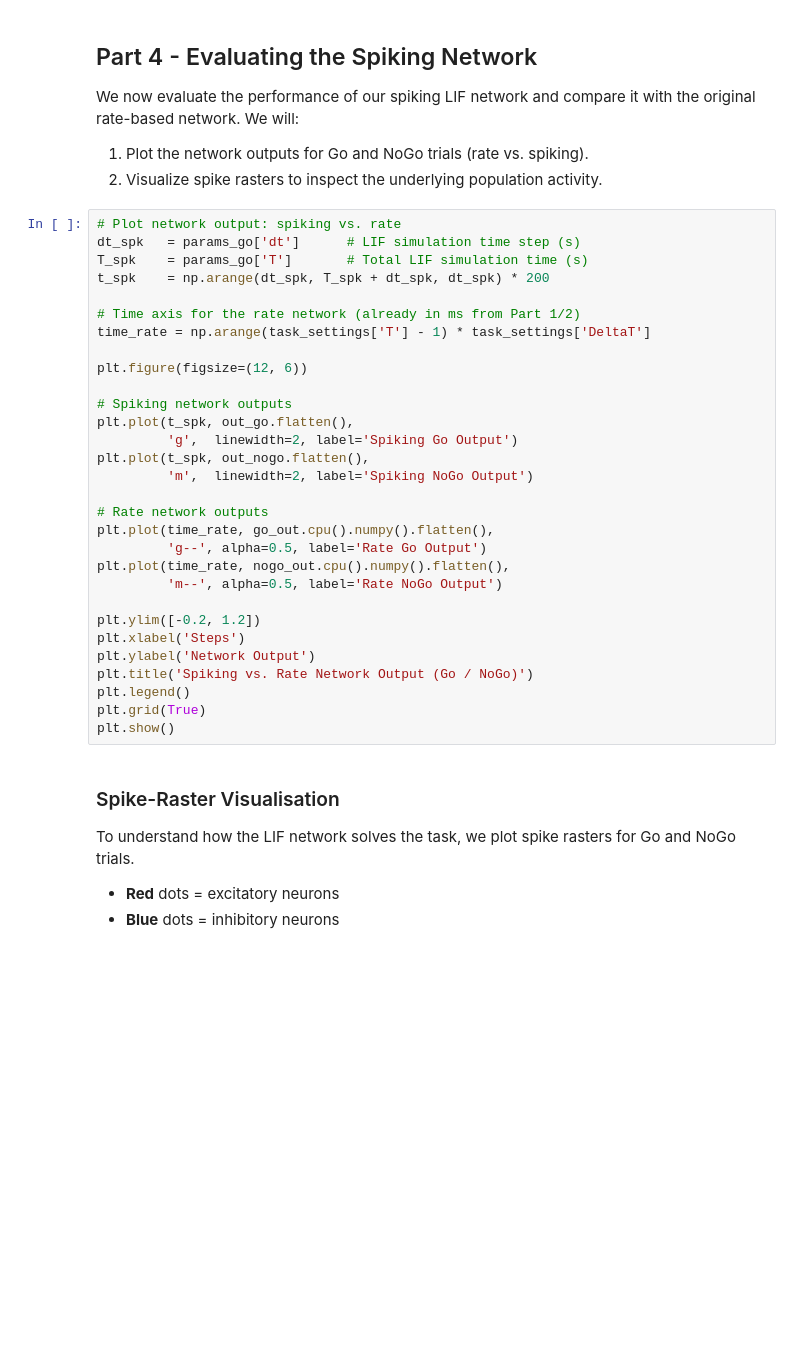
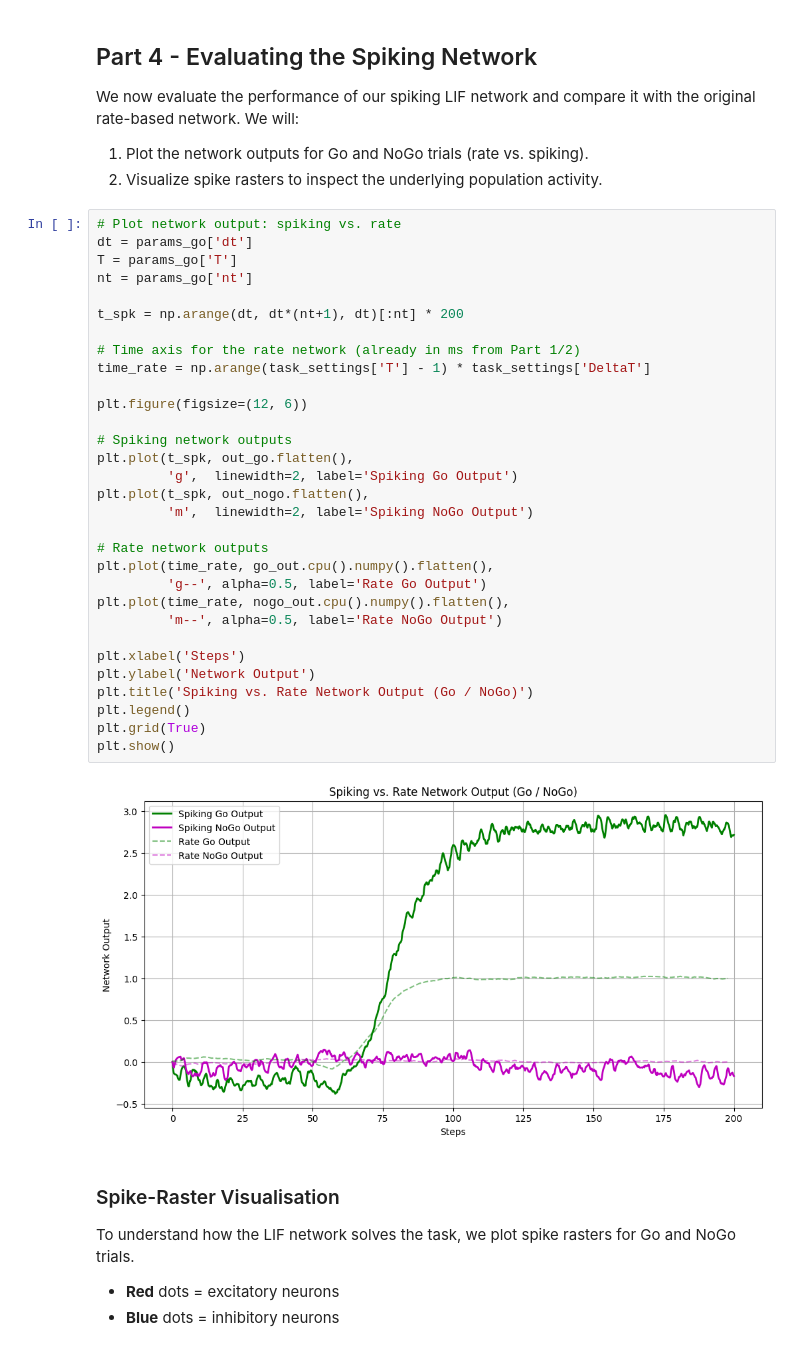
Before and after one commit to NuttidaLab/spikeRNN, a Jupyter notebook: docs/tutorials.ipynb, the cells around one changed output. Saved outputs shown, nothing was run; the diff lists cells and outputs as text; blank space fills up the shorter version.

```diff
--- a/docs/tutorials.ipynb
+++ b/docs/tutorials.ipynb
@@ -289,34 +306,37 @@ We now evaluate the performance of our spiking LIF network and compare it with t
 2. Visualize spike rasters to inspect the underlying population activity.
 # %%
 # Plot network output: spiking vs. rate
-dt_spk   = params_go['dt']      # LIF simulation time step (s)
-T_spk    = params_go['T']       # Total LIF simulation time (s)
-t_spk    = np.arange(dt_spk, T_spk + dt_spk, dt_spk) * 200
+dt = params_go['dt']
+T = params_go['T']
+nt = params_go['nt']
+
+t_spk = np.arange(dt, dt*(nt+1), dt)[:nt] * 200
 
 # Time axis for the rate network (already in ms from Part 1/2)
 time_rate = np.arange(task_settings['T'] - 1) * task_settings['DeltaT']
 
 plt.figure(figsize=(12, 6))
 
 # Spiking network outputs
 plt.plot(t_spk, out_go.flatten(),
          'g',  linewidth=2, label='Spiking Go Output')
 plt.plot(t_spk, out_nogo.flatten(),
          'm',  linewidth=2, label='Spiking NoGo Output')
 
 # Rate network outputs
 plt.plot(time_rate, go_out.cpu().numpy().flatten(),
          'g--', alpha=0.5, label='Rate Go Output')
 plt.plot(time_rate, nogo_out.cpu().numpy().flatten(),
          'm--', alpha=0.5, label='Rate NoGo Output')
 
-plt.ylim([-0.2, 1.2])
 plt.xlabel('Steps')
 plt.ylabel('Network Output')
 plt.title('Spiking vs. Rate Network Output (Go / NoGo)')
 plt.legend()
 plt.grid(True)
 plt.show()
+# %% [output]
+[figure, added]
 # %% [markdown]
 ### Spike-Raster Visualisation
 
```
Also changed, not shown: parts of 10 cells of this notebook.
